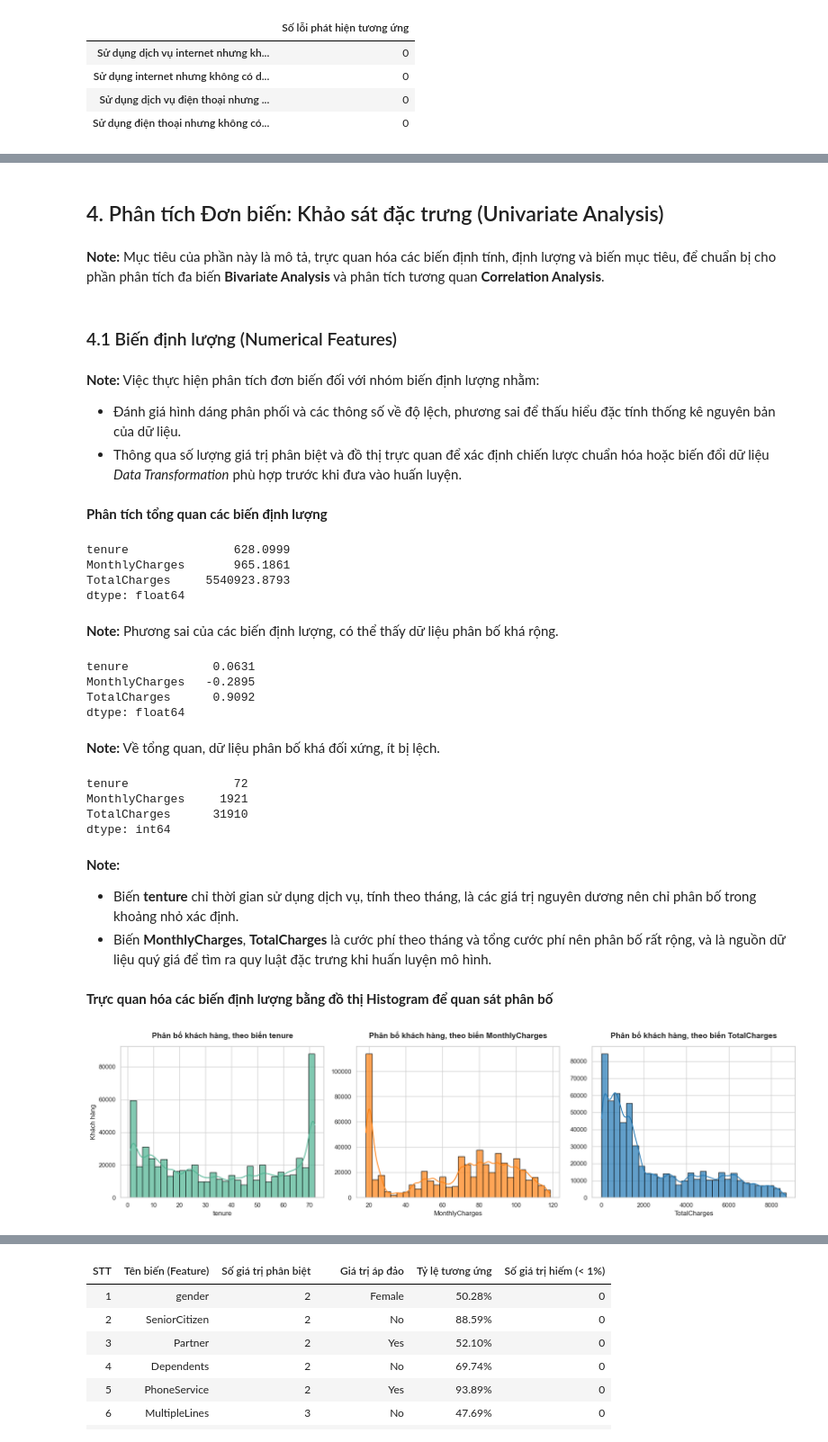
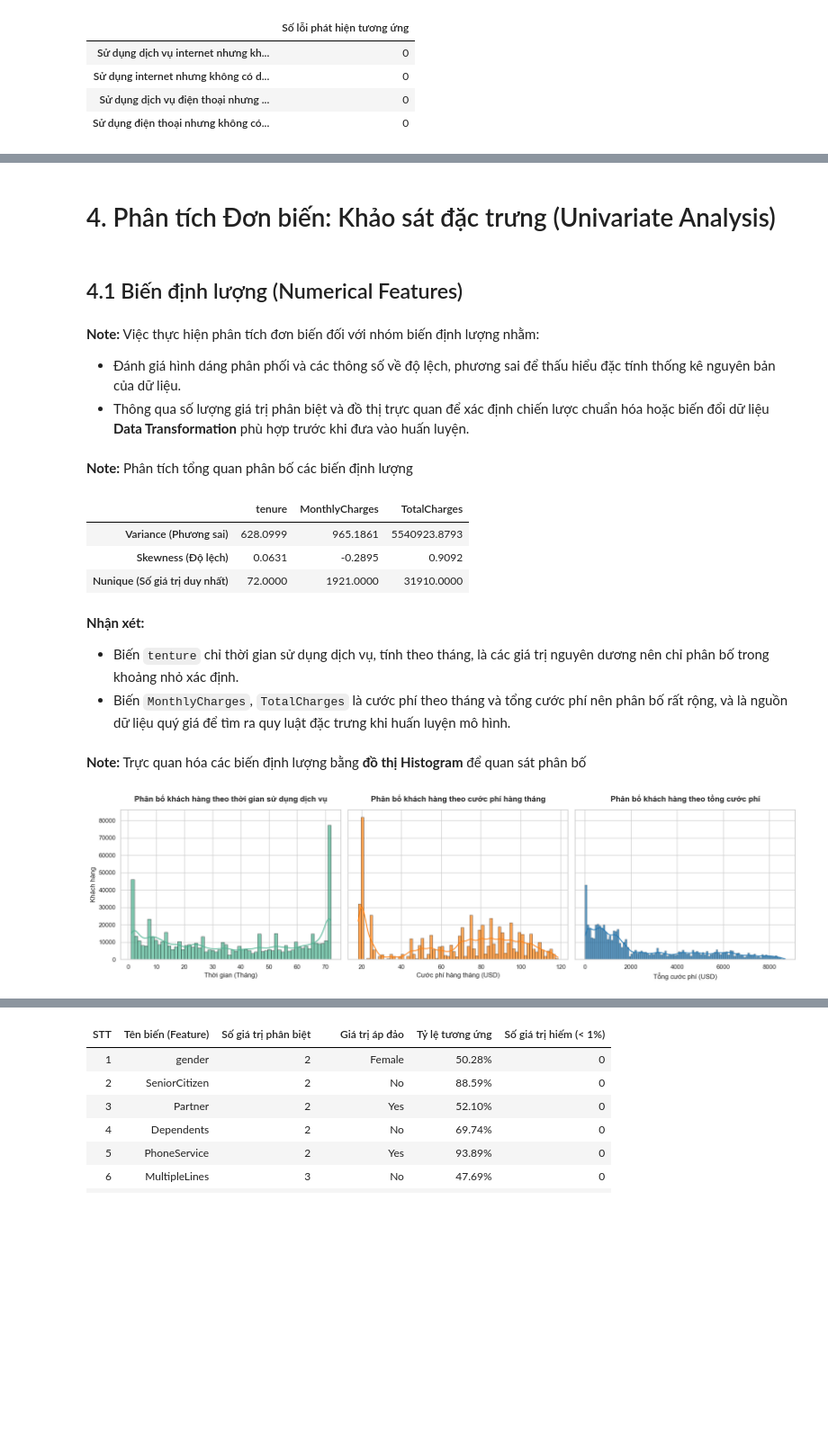
Before and after one commit to HoangKhang226/Customer-Churn-MLOPs, a Jupyter notebook: EDA/trocungDucLevan.ipynb, the cells around one changed output, grey strips where cells are left out. Shown at 90% size. Cells and saved outputs as stored; diff of their text form; code cells hidden in the pictures; blank space fills up the shorter version.

```diff
--- a/EDA/trocungDucLevan.ipynb
+++ b/EDA/trocungDucLevan.ipynb
@@ -333,60 +340,52 @@ display(pd.Series(checks).to_frame("Số lỗi phát hiện tương ứng"))
 -  Vì logic dữ liệu hoàn toàn đồng bộ, ta không cần phải viết thêm các hàm xử lý ngoại lệ hay gán lại nhãn **imputation** để sửa lỗi mâu thuẫn dịch vụ.
 -  Khi thực hiện mã hóa **One-Hot Encoding** cho các biến dịch vụ bổ trợ, việc các nhóm `No internet service` hay `No phone service` có logic trùng khớp tuyệt đối với nhóm No của dịch vụ chính sẽ tạo ra các cột có độ tương quan hoàn hảo. Hệ thống hoàn toàn có thể tận dụng cấu trúc sạch này để tạo ra các biến phái sinh dạng gộp **Combo flags** mà không sợ bị lệch tín hiệu.
 # %% [markdown]
-## 4. Phân tích Đơn biến: Khảo sát đặc trưng (Univariate Analysis)
+# 4. Phân tích Đơn biến: Khảo sát đặc trưng (Univariate Analysis)
-# %% [markdown]
-**Note:** Mục tiêu của phần này là mô tả, trực quan hóa các biến định tính, định lượng và biến mục tiêu, để chuẩn bị cho phần phân tích đa biến **Bivariate Analysis** và phân tích tương quan **Correlation Analysis**.
 # %% [markdown]
-### 4.1 Biến định lượng (Numerical Features)
+## 4.1 Biến định lượng (Numerical Features)
 # %% [markdown]
 **Note:** Việc thực hiện phân tích đơn biến đối với nhóm biến định lượng nhằm:
 
 - Đánh giá hình dáng phân phối và các thông số về độ lệch, phương sai để thấu hiểu đặc tính thống kê nguyên bản của dữ liệu.
-- Thông qua số lượng giá trị phân biệt và đồ thị trực quan để xác định chiến lược chuẩn hóa hoặc biến đổi dữ liệu *Data Transformation* phù hợp trước khi đưa vào huấn luyện.
+- Thông qua số lượng giá trị phân biệt và đồ thị trực quan để xác định chiến lược chuẩn hóa hoặc biến đổi dữ liệu **Data Transformation** phù hợp trước khi đưa vào huấn luyện.
 # %% [markdown]
-**Phân tích tổng quan các biến định lượng**
+**Note:** Phân tích tổng quan phân bố các biến định lượng
 # %%
-numerical_data.var()
+variance = numerical_data.var()
+skewness = numerical_data.skew()
+unique_counts = numerical_data.nunique()
+
+summary_table = pd.DataFrame({
+    'Variance (Phương sai)': variance,
+    'Skewness (Độ lệch)': skewness,
+    'Nunique (Số giá trị phân biệt)': unique_counts
+}).T
+
+display(summary_table)
 # %% [output]
-tenure               628.0999
-MonthlyCharges       965.1861
-TotalCharges     5540923.8793
-dtype: float64
+|  | tenure | MonthlyCharges | TotalCharges |
+| Variance (Phương sai) | 628.0999 | 965.1861 | 5540923.8793 |
+| Skewness (Độ lệch) | 0.0631 | -0.2895 | 0.9092 |
+| Nunique (Số giá trị duy nhất) | 72.0000 | 1921.0000 | 31910.0000 |
-# %% [markdown]
-**Note:** Phương sai của các biến định lượng, có thể thấy dữ liệu phân bố khá rộng.
-# %%
-numerical_data.skew()
-# %% [output]
-tenure            0.0631
-MonthlyCharges   -0.2895
-TotalCharges      0.9092
-dtype: float64
-# %% [markdown]
-**Note:** Về tổng quan, dữ liệu phân bố khá đối xứng, ít bị lệch.
-# %%
-numerical_data.nunique()
-# %% [output]
-tenure               72
-MonthlyCharges     1921
-TotalCharges      31910
-dtype: int64
 # %% [markdown]
-**Note:**
-- Biến **tenture** chỉ thời gian sử dụng dịch vụ, tính theo tháng, là các giá trị nguyên dương nên chỉ phân bố trong khoảng nhỏ xác định.
-- Biến **MonthlyCharges**, **TotalCharges** là cước phí theo tháng và tổng cước phí nên phân bố rất rộng, và là nguồn dữ liệu quý giá để tìm ra quy luật đặc trưng khi huấn luyện mô hình.
+**Nhận xét:**
+- Biến `tenture` chỉ thời gian sử dụng dịch vụ, tính theo tháng, là các giá trị nguyên dương nên chỉ phân bố trong khoảng nhỏ xác định.
+- Biến `MonthlyCharges`, `TotalCharges` là cước phí theo tháng và tổng cước phí nên phân bố rất rộng, và là nguồn dữ liệu quý giá để tìm ra quy luật đặc trưng khi huấn luyện mô hình.
 # %% [markdown]
-**Trực quan hóa các biến định lượng bằng đồ thị Histogram để quan sát phân bố**
+**Note:** Trực quan hóa các biến định lượng bằng **đồ thị Histogram** để quan sát phân bố
 # %%
-fig, axes = plt.subplots(nrows=1, ncols=3, figsize=(18, 5))
+fig, axes = plt.subplots(nrows=1, ncols=3, figsize=(18, 5),sharey=True)
 colors = ['#4CB391', '#FF7F0E', '#1F77B4']
 
 for i, col in enumerate(numerical_features):
-    sns.histplot(data=df_train_copy, x=col, ax=axes[i], bins=30, kde=True, color=colors[i], edgecolor='black', alpha=0.7)
+    sns.histplot(data=df_train_copy, x=col, ax=axes[i], bins='auto', kde=True, color=colors[i], edgecolor='black', alpha=0.7,kde_kws={'cut': 0})
 
-    axes[i].set_title(f'Phân bố khách hàng, theo biến {col}', fontsize=14, fontweight='bold', pad=15)
-    axes[i].set_xlabel(col, fontsize=12)
+    axes[i].set_title(f'Phân bố khách hàng theo {get_name(col)}', fontsize=14, fontweight='bold', pad=15)
     axes[i].set_ylabel('Khách hàng' if i == 0 else '', fontsize=12)
+axes[0].set_xlabel('Thời gian (Tháng)', fontsize=12)
+axes[1].set_xlabel('Cước phí hàng tháng (USD)',fontsize=12)
+axes[2].set_xlabel('Tổng cước phí (USD)',fontsize=12)
 plt.tight_layout()
 plt.show()
 # %% [output]
-[figure, old version]
+[figure, new version]
```
Also changed, not shown: parts of 32 cells of this notebook.
